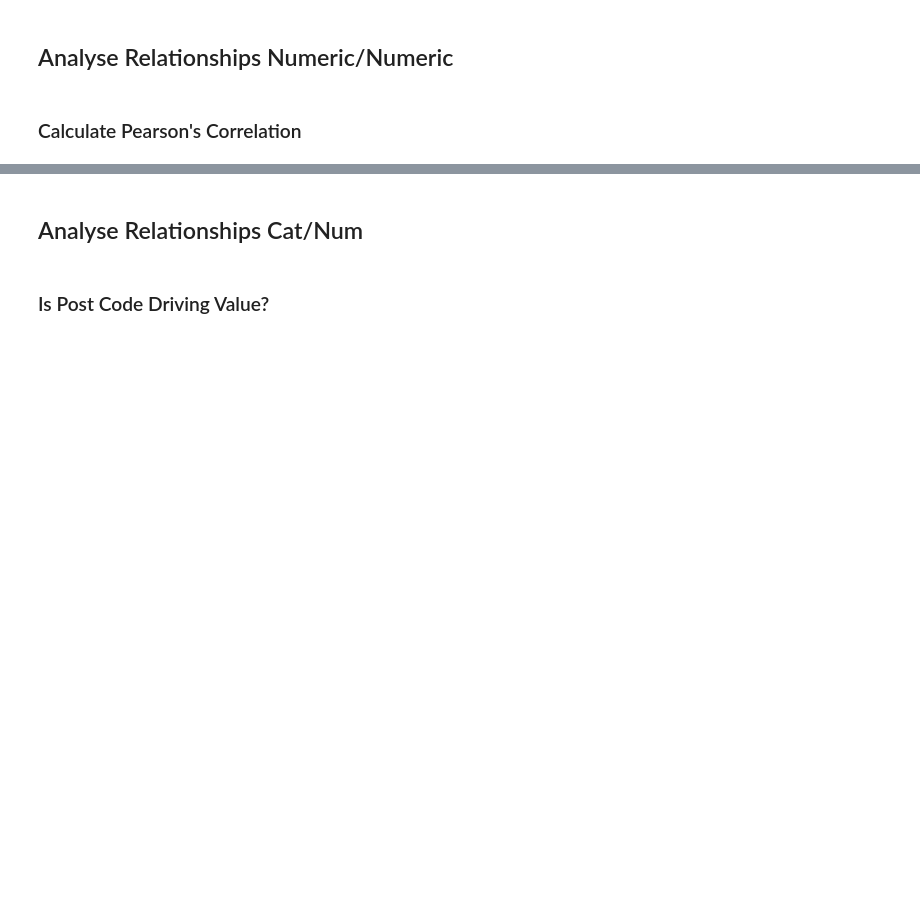
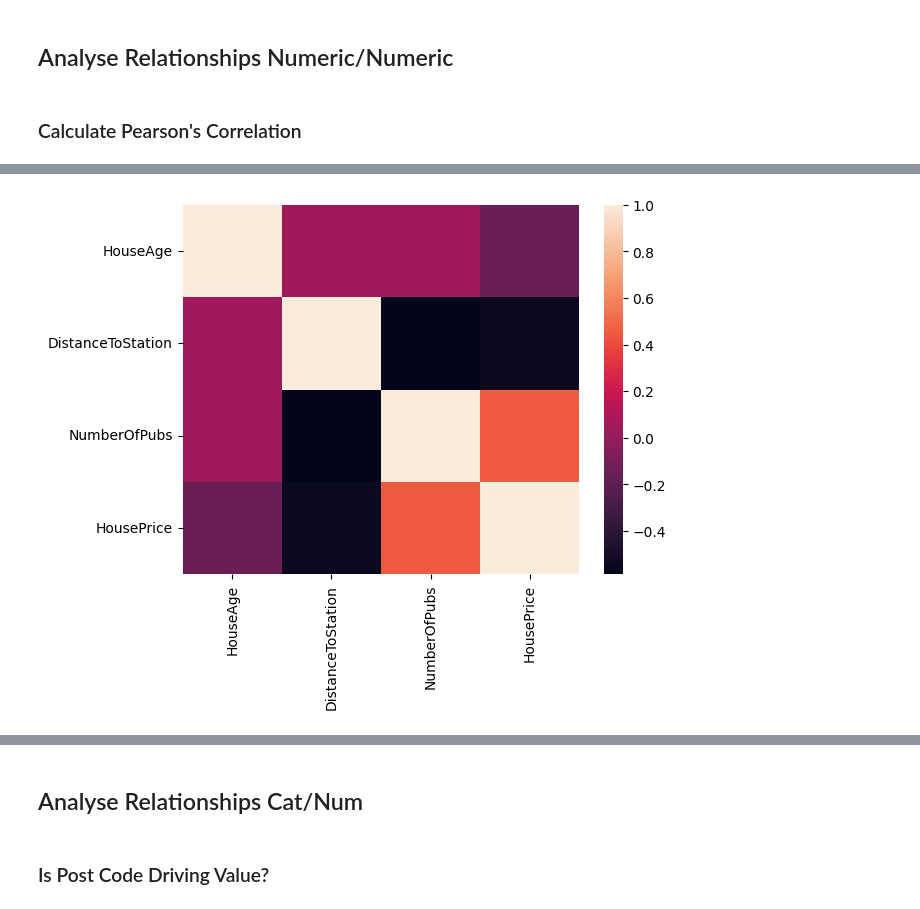
Before and after one commit to Nthies6624/HousePredictionAPI, a Jupyter notebook: Regression.ipynb, the cells around one changed output, grey strips where cells are left out. Saved outputs shown, nothing was run; the diff lists cells and outputs as text; code cells hidden in the pictures; blank space fills up the shorter version.

```diff
--- a/Regression.ipynb
+++ b/Regression.ipynb
@@ -348,0 +354,6 @@ plt.show()
+# %%
+# Viz correlation using a heatmap
+sns.heatmap(train.select_dtypes(exclude='object').corr())
+plt.show()
+# %% [output]
+[figure, added]
```
Also changed, not shown: parts of 6 cells of this notebook.
